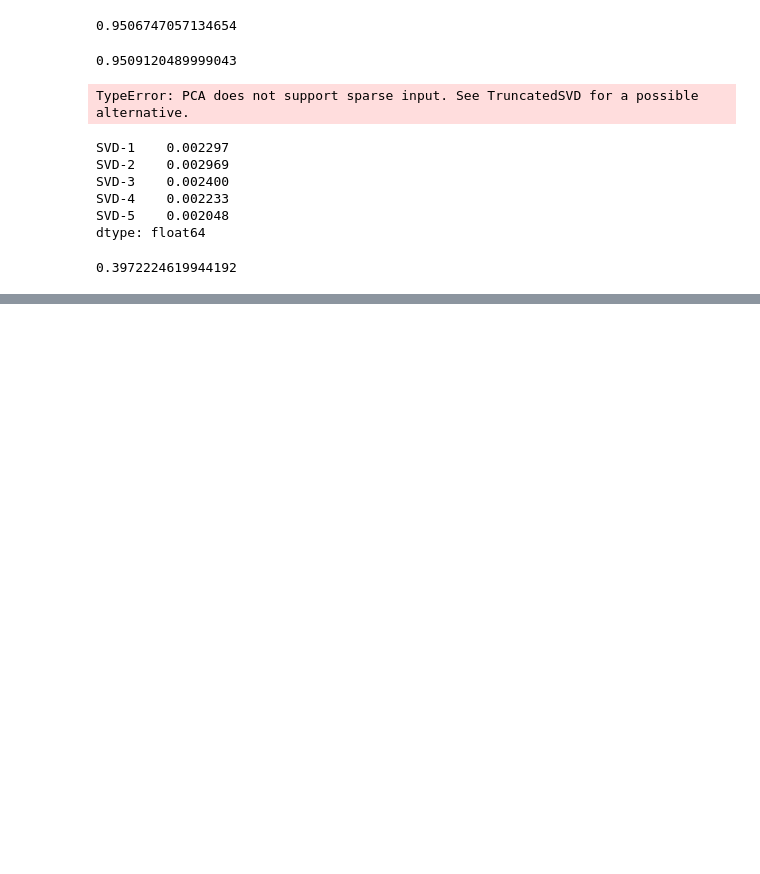
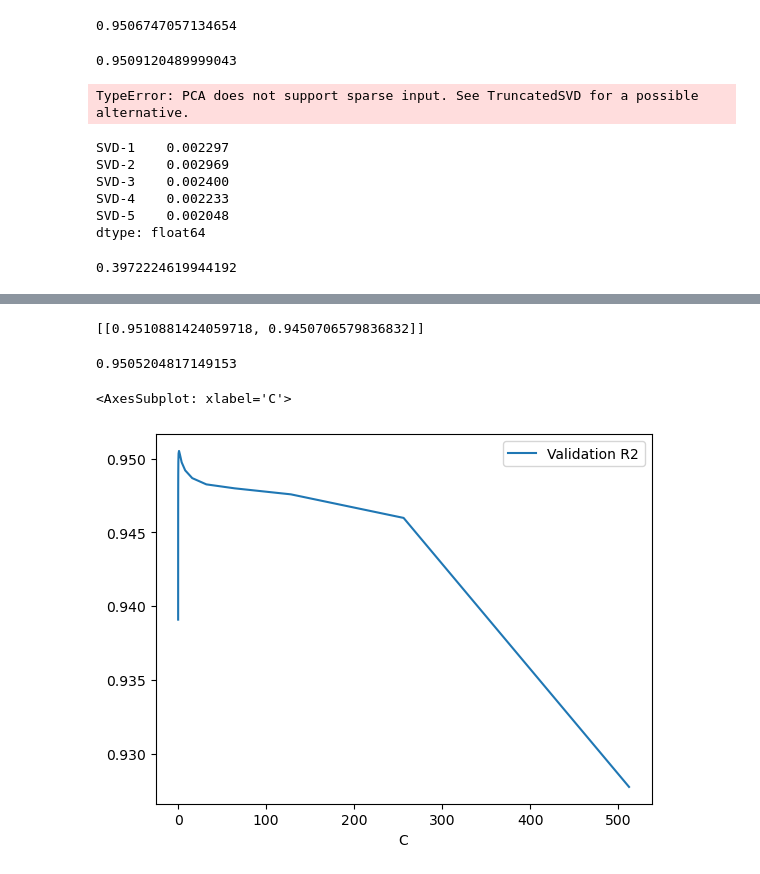
Before and after one commit to rhit-joensbj/quora-ml-project, a Jupyter notebook: SVM.ipynb, the cells around one changed output, grey strips where cells are left out. Cells and saved outputs as stored; diff of their text form; code cells hidden in the pictures; blank space fills up the shorter version.

Commit message:
Hyperparameter selection on full training set

```diff
--- a/SVM.ipynb
+++ b/SVM.ipynb
@@ -383,0 +384,27 @@ predict(svm, X_train, y_train, X_test, y_test)
+# %%
+from sklearn.svm import LinearSVC
+from sklearn.metrics import f1_score, recall_score
+svm = LinearSVC(C=1) #this is the default behavior and should perform about the same as the previous cell
+predict(svm, X_train, y_train, X_test, y_test)
+# %% [output]
+[[0.9510881424059718, 0.9450706579836832]]
+# %%
+from sklearn.model_selection import cross_validate
+svm = LinearSVC()
+svm_cv = cross_validate(svm,X_train,y_train)
+svm_cv['test_score'].mean()
+# %% [output]
+0.9505204817149153
+# %%
+from sklearn.model_selection import GridSearchCV
+import numpy as np
+grid = {'C':(2.0**np.arange(-10,10))}
+grid_cv = GridSearchCV(LinearSVC(),param_grid=grid,n_jobs=-1)
+grid_cv.fit(X_train,y_train)
+grid_results = pd.DataFrame()
+grid_results['C'] = grid['C']
+grid_results['Validation R2'] = grid_cv.cv_results_['mean_test_score']
+grid_results.plot(x='C',y='Validation R2')
+# %% [output]
+<AxesSubplot: xlabel='C'>
+[figure, added]
```
Also changed, not shown: parts of 4 cells of this notebook.
